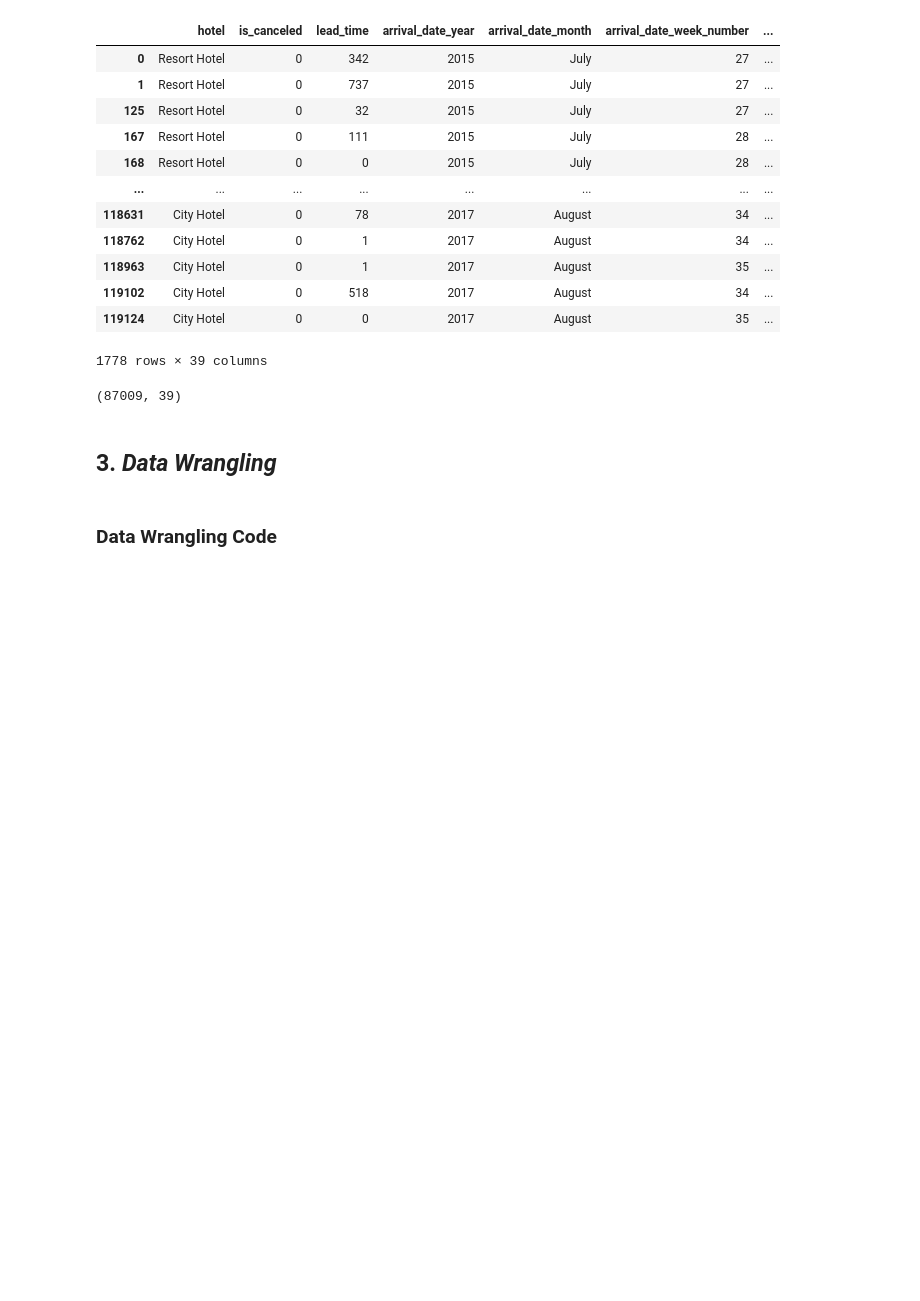
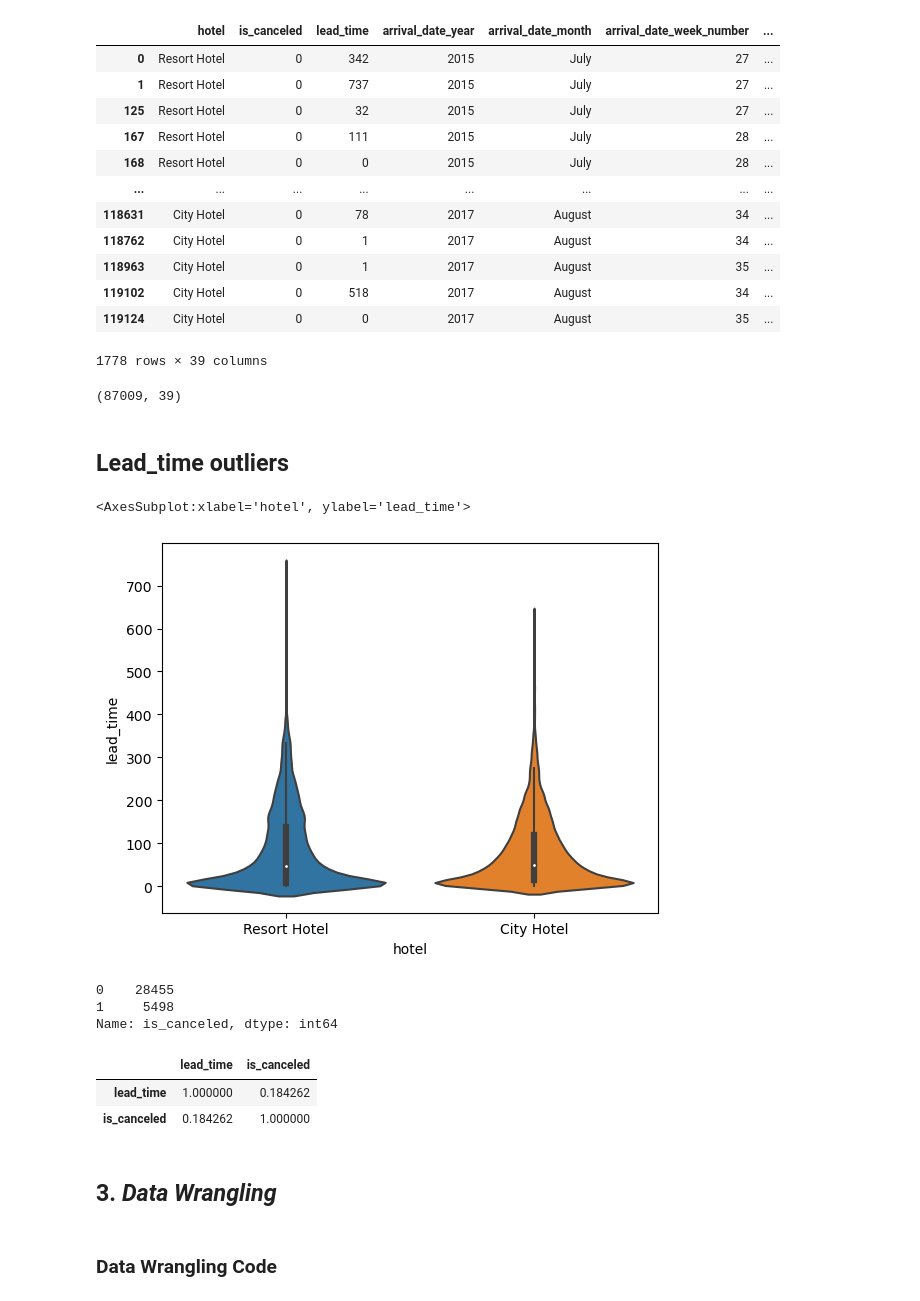
Before and after one commit to lakshay170/hotel_capstone, a Jupyter notebook: Hotel_Capstone.ipynb, the cells around one changed output. Saved outputs shown, nothing was run; the diff lists cells and outputs as text; code cells hidden in the pictures; blank space fills up the shorter version.

```diff
--- a/Hotel_Capstone.ipynb
+++ b/Hotel_Capstone.ipynb
@@ -558,6 +577,25 @@ hotel=hotel[~adult_0_filter]      #Overwriting hotel by extracting rows where nu
 hotel.shape
 # %% [output]
 (87009, 39)
+# %% [markdown]
+## Lead_time outliers
+# %%
+sns.violinplot(data=hotel,y='lead_time',x='hotel')
+# %% [output]
+<AxesSubplot:xlabel='hotel', ylabel='lead_time'>
+[figure, added]
+# %%
+hotel[hotel['lead_time']<30]['is_canceled'].value_counts()
+# %% [output]
+0    28455
+1     5498
+Name: is_canceled, dtype: int64
+# %%
+hotel[['lead_time','is_canceled']].corr()
+# %% [output]
+|  | lead_time | is_canceled |
+| lead_time | 1.000000 | 0.184262 |
+| is_canceled | 0.184262 | 1.000000 |
 # %%
 # Other outliers will be treated separately
 # %% [markdown]
```
Also changed, not shown: parts of 14 cells of this notebook.
